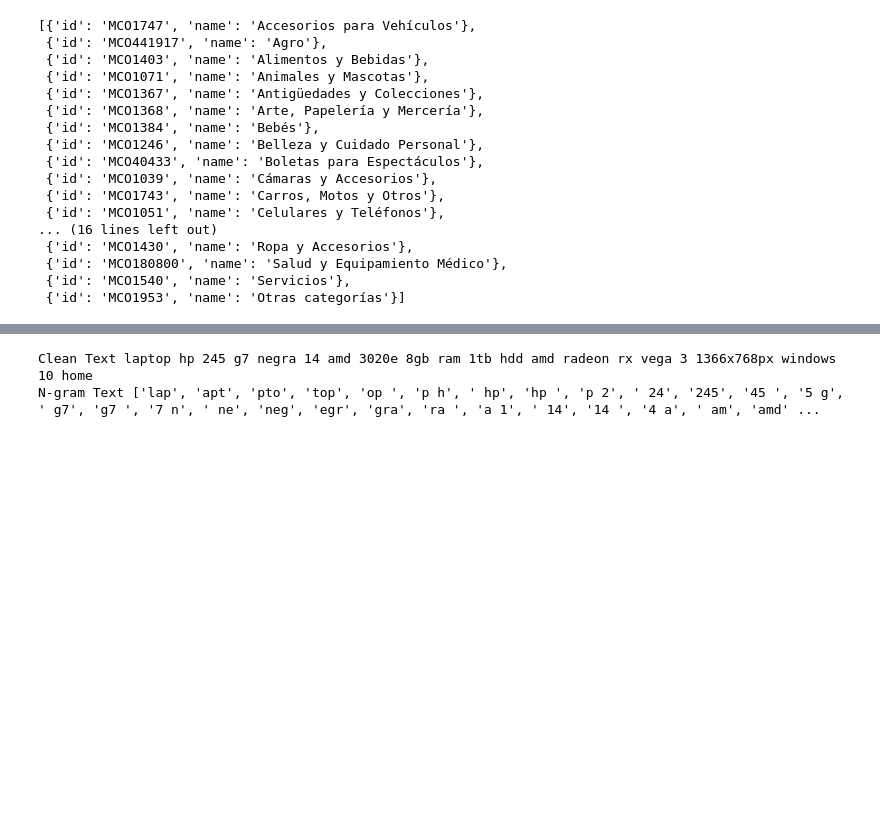
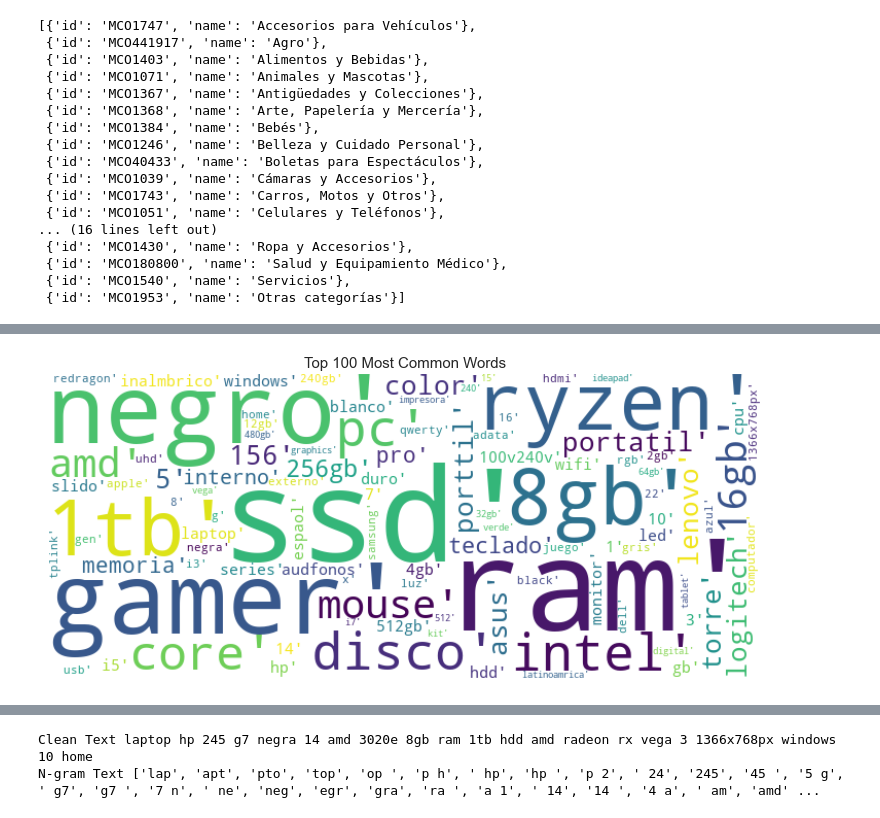
Before and after one commit to juanmigutierrez/Mercado_libre, a Jupyter notebook: Data_scienceChallenge.ipynb, the cells around one changed output, grey strips where cells are left out. Cells and saved outputs as stored; diff of their text form; code cells hidden in the pictures; blank space fills up the shorter version.

```diff
--- a/Data_scienceChallenge.ipynb
+++ b/Data_scienceChallenge.ipynb
@@ -40,9 +61,3 @@ cats.json()
  {'id': 'MCO180800', 'name': 'Salud y Equipamiento Médico'},
  {'id': 'MCO1540', 'name': 'Servicios'},
  {'id': 'MCO1953', 'name': 'Otras categorías'}]
-# %%
-product_id = "MCO1648"
-offset = 1
-url = f'https://api.mercadolibre.com/sites/MCO/search?category={product_id}&offset={offset}'
-request = requests.get(url)
-items = request.json()
@@ -59,7 +78,7 @@ class API():
 
         :country_code (string): country code
         :product_id (string): product_id of the country code
-        :return: API Object.
+        :return (object): API Object.
         """
         if exists("API.pickle"):
             try:
@@ -444,0 +581,18 @@ tf_idf_matrix = vectorizer.fit_transform(titles)
+# %%
+# --------------------------------------
+# EDA - Exploratory Analysis NLP
+# --------------------------------------
+allwords = []
+for index, wordlist in titles.iteritems():
+    allwords += [word for word in wordlist.split(" ")]
+
+mostcommon = FreqDist(allwords).most_common(100)
+wordcloud = WordCloud(width=700, height=300, background_color='white').generate(str(mostcommon))
+fig = plt.figure(figsize=(10,5), facecolor='white')
+plt.imshow(wordcloud, interpolation="bilinear")
+plt.axis('off')
+plt.title('Top 100 Most Common Words', fontsize=15)
+plt.tight_layout(pad=0)
+plt.show()
+# %% [output]
+[figure, added]
```
Also changed, not shown: parts of 47 cells of this notebook, 9 other files.
